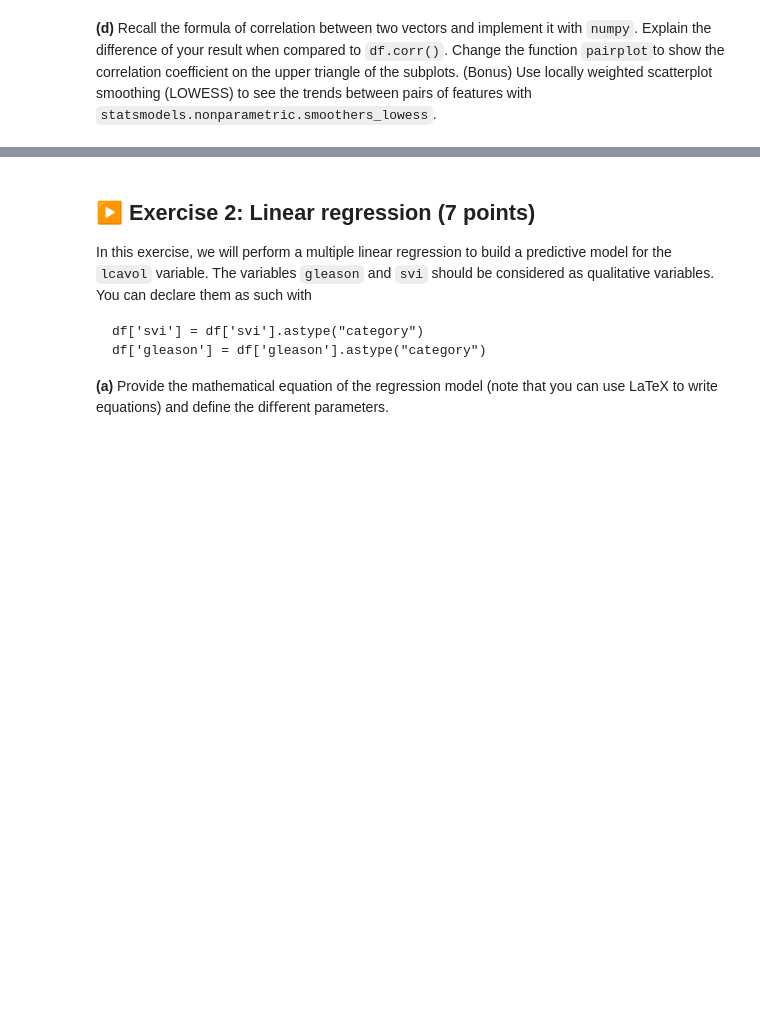
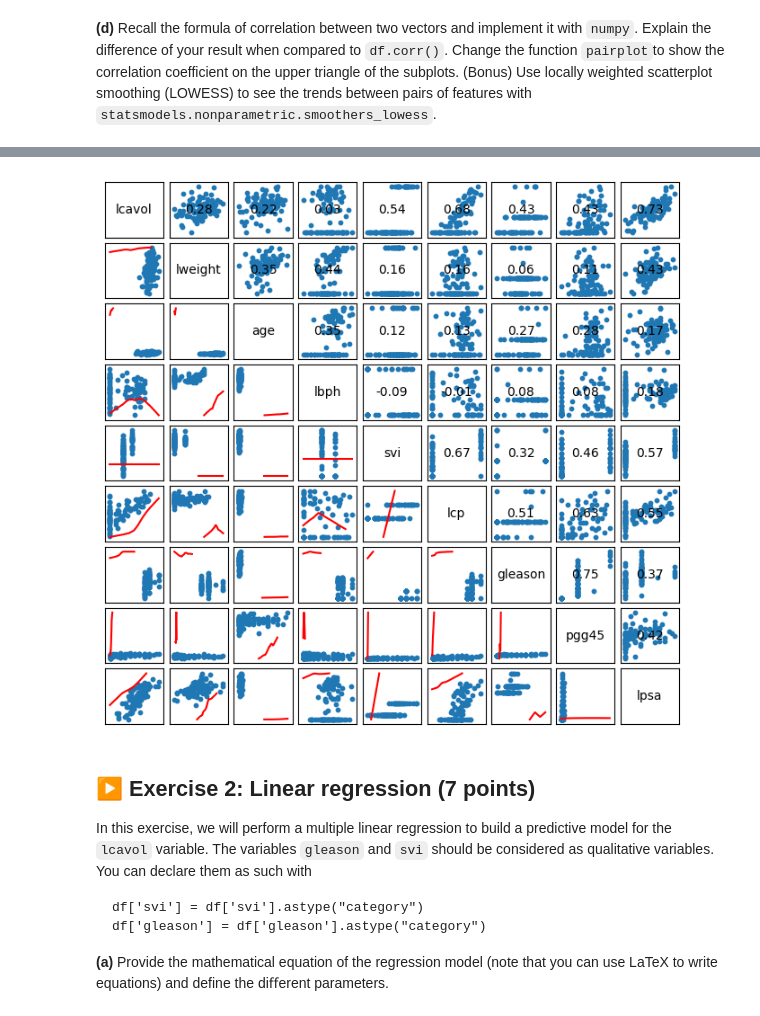
Before and after one commit to Guyb03/TPASA_reports, a Jupyter notebook: TP1/TP1.ipynb, the cells around one changed output, grey strips where cells are left out. Saved outputs shown, nothing was run; the diff lists cells and outputs as text; code cells hidden in the pictures; blank space fills up the shorter version.

```diff
--- a/TP1/TP1.ipynb
+++ b/TP1/TP1.ipynb
@@ -136,3 +120,12 @@ The function pairplot starts by defining the size of the result figure if not gi
 **(c)** Based on the generated figure, identify which variables seem the most correlated to `lcavol`. Also, infer the datatype for each of the predictors.
 # %% [markdown]
 **(d)** Recall the formula of correlation between two vectors and implement it with `numpy`. Explain the difference of your result when compared to `df.corr()`. Change the function `pairplot`to show the correlation coefficient on the upper triangle of the subplots. (Bonus) Use locally weighted scatterplot smoothing (LOWESS) to see the trends between pairs of features with `statsmodels.nonparametric.smoothers_lowess`.
+# %%
+import numpy as np
+
+def correlation(X, Y):
+    cov = np.mean((X - np.mean(X)) * (Y - np.mean(Y)))
+    return cov / (np.std(X) * np.std(Y))
+
+for col in df.columns:
+    print(f"Correlation between lcavol and {col}:\n   using numpy: {correlation(df['lcavol'], df[col])},\n   using df.corr: {df['lcavol'].corr(df[col])}\n")
@@ -139,3 +150,43 @@ The function pairplot starts by defining the size of the result figure if not gi
+# %%
+from statsmodels.nonparametric.smoothers_lowess import lowess
+
+def pairplot(df, figsize=None):
+    if figsize is None:
+        figsize = (7.10, 6.70)
+    n_vars = df.shape[1]
+    fig, ax = plt.subplots(figsize=figsize, ncols=n_vars, nrows=n_vars)
+    plt.subplots_adjust(
+        wspace=0.10, hspace=0.10, left=0.05, right=0.95, bottom=0.05, top=0.95)
+    for i in range(n_vars):
+        for j in range(n_vars):
+            axij = ax[i][j]
+            i_name = df.columns[i]
+            j_name = df.columns[j]
+            axij.set_xticks([])
+            axij.set_yticks([])
+            axij.margins(0.1)
+            if i != j:
+                axij.scatter(df[i_name], df[j_name], s=10)
+                if i < j:
+                    corr = correlation(df[i_name], df[j_name]) # or df[i_name].corr(df[j_name]) to get the exact same result
+                    axij.text(0.5, 0.5, f"{corr:.2f}", fontsize=10,
+                              horizontalalignment='center',
+                              verticalalignment='center',
+                              transform = axij.transAxes)
+                else:
+                    smoothed = lowess(df[i_name], df[j_name], frac=0.6)
+                    axij.plot(smoothed[:, 0], smoothed[:, 1], color='red', linewidth=1.5)
+            else:
+                axij.text(0.5, 0.5, i_name, fontsize=10,
+                              horizontalalignment='center',
+                              verticalalignment='center',
+                              transform = axij.transAxes)
+    return fig, ax
+
+fig, ax = pairplot(df)
+plt.show()
+# %% [output]
+[figure, added]
 # %% [markdown]
 ## ▶️ Exercise 2: Linear regression (7 points)
 
```
Also changed, not shown: parts of 20 cells of this notebook, 1 other file.
